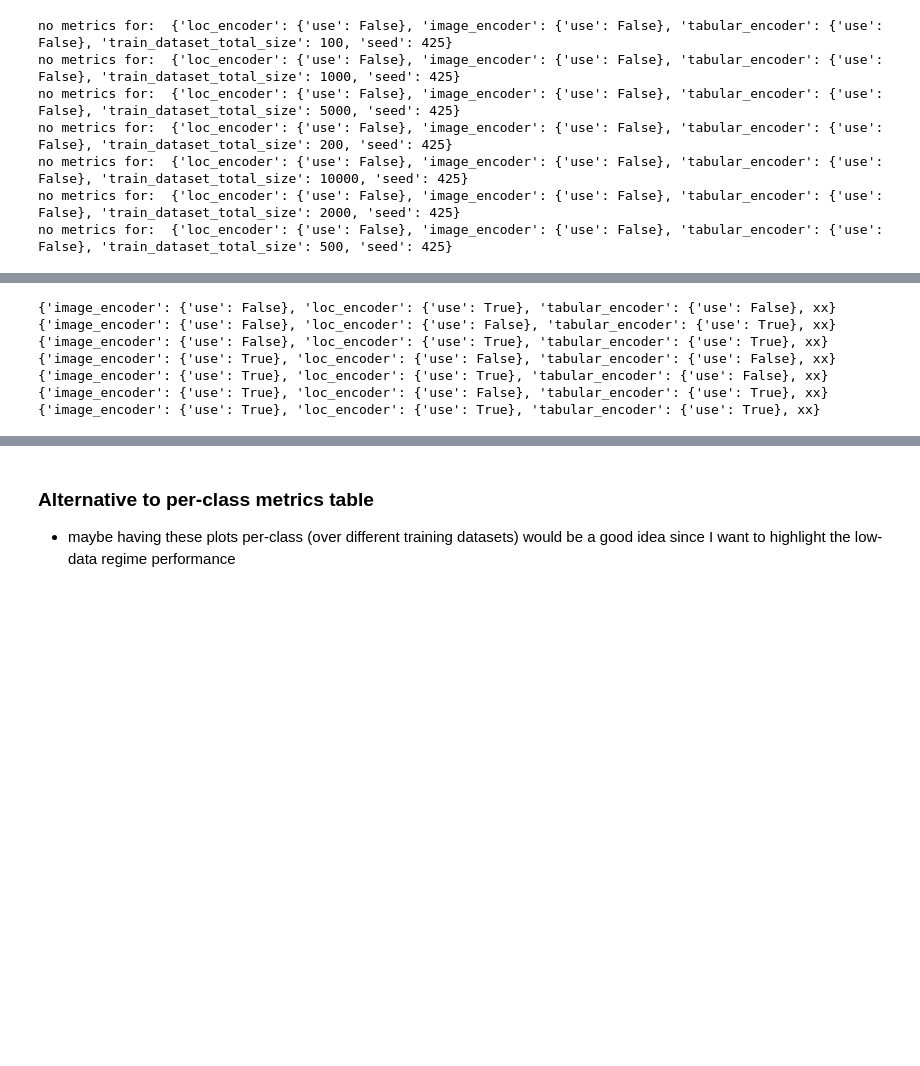
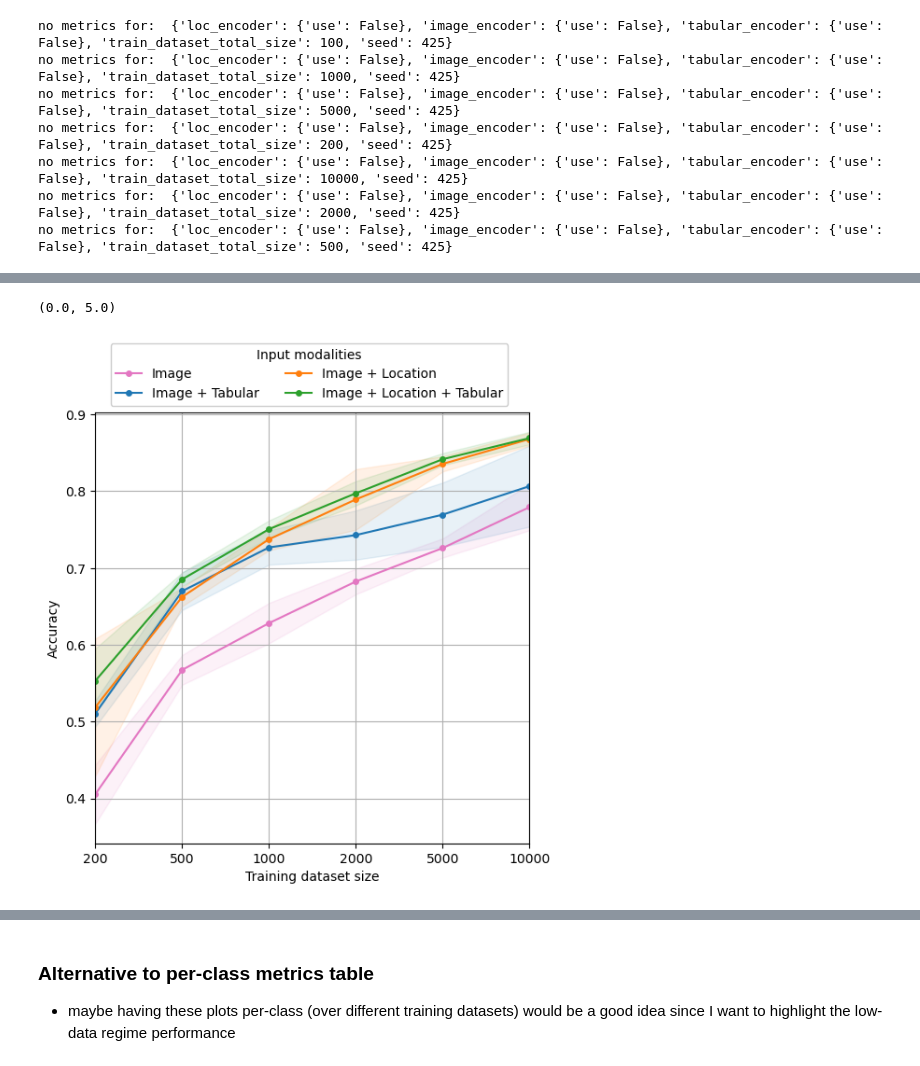
Before and after one commit to janpisl/location-encoding, a Jupyter notebook: notebooks/ISPRS-modality-comparison.ipynb, the cells around one changed output, grey strips where cells are left out. Drawn from its saved outputs; the diff is of its cells as text; code cells hidden in the pictures; blank space fills up the shorter version.

```diff
--- a/notebooks/ISPRS-modality-comparison.ipynb
+++ b/notebooks/ISPRS-modality-comparison.ipynb
@@ -159,5 +160,0 @@ with open('27_9_modalities_backup.pickle', 'wb') as handle:
-# %%
-
-
-with open(f'{filename}.pickle', 'rb') as handle:
-    other_models = pickle.load(handle)
@@ -578,11 +505,0 @@ run_names_mapping = {
-# %%
-for key, value in processed_stats.items():
-    print(key)
-# %% [output]
-{'image_encoder': {'use': False}, 'loc_encoder': {'use': True}, 'tabular_encoder': {'use': False}, xx}
-{'image_encoder': {'use': False}, 'loc_encoder': {'use': False}, 'tabular_encoder': {'use': True}, xx}
-{'image_encoder': {'use': False}, 'loc_encoder': {'use': True}, 'tabular_encoder': {'use': True}, xx}
-{'image_encoder': {'use': True}, 'loc_encoder': {'use': False}, 'tabular_encoder': {'use': False}, xx}
-{'image_encoder': {'use': True}, 'loc_encoder': {'use': True}, 'tabular_encoder': {'use': False}, xx}
-{'image_encoder': {'use': True}, 'loc_encoder': {'use': False}, 'tabular_encoder': {'use': True}, xx}
-{'image_encoder': {'use': True}, 'loc_encoder': {'use': True}, 'tabular_encoder': {'use': True}, xx}
@@ -589 +508,36 @@ for key, value in processed_stats.items():
+# %%
+x_axis_vals = [200, 500, 1000, 2000, 5000, 10000]
+x_indices = range(len(x_axis_vals))
+
+
+plt.figure(figsize=(6, 6))  # Specify the figure size (width, height)
+
+
+#colors = ['tab:red', 'tab:purple', 'tab:brown', 'tab:pink', 'tab:blue', 'tab:orange', 'tab:green',]
+colors = ['tab:red', 'tab:purple', 'tab:brown', 'tab:pink', 'tab:blue', 'tab:orange', 'tab:green',]
+
+for i, (key, value) in enumerate(processed_stats.items()):
+    if not "'image_encoder': {'use': True}" in key:
+        continue
+
+    acc = value['acc']
+    std = value['std']
+    #if not "'image_encoder': {'use': True}" in key:
+    #    continue
+    plt.plot(x_indices, acc, marker='o',markersize=4, label=run_names_mapping[key].title(), color=colors[i])
+    plt.fill_between(x_indices, [a - s for a, s in zip(acc, std)], [a + s for a, s in zip(acc, std)], alpha=0.1, color=colors[i])
+
+plt.xticks(x_indices, x_axis_vals)  # Map ticks to equally spaced indices
+plt.xlabel('Training dataset size')
+plt.ylabel('Accuracy')
+
+plt.legend(bbox_to_anchor=(0.02,1), framealpha=1, title="Input modalities", ncol=2, loc="lower left")
+plt.grid(True)
+#plt.ylim(0.3, 0.9)
+plt.xlim(0, len(x_indices)-1 )  # Adjust to fit x_indices range
+#plt.show()
+#plt.savefig('../paper/modality_comparison_img_models_only.png', dpi=200, bbox_inches='tight')
+# %% [output]
+(0.0, 5.0)
+[figure, added]
 # %%
```
Also changed, not shown: parts of 64 cells of this notebook, 36 other files.
